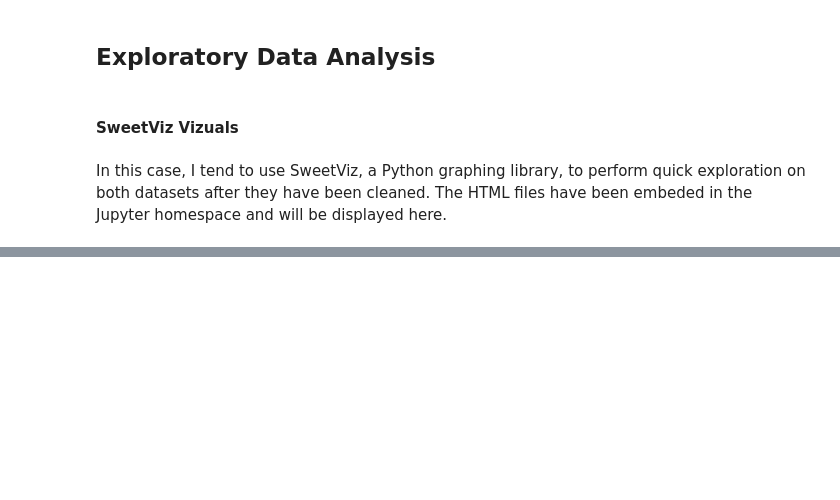
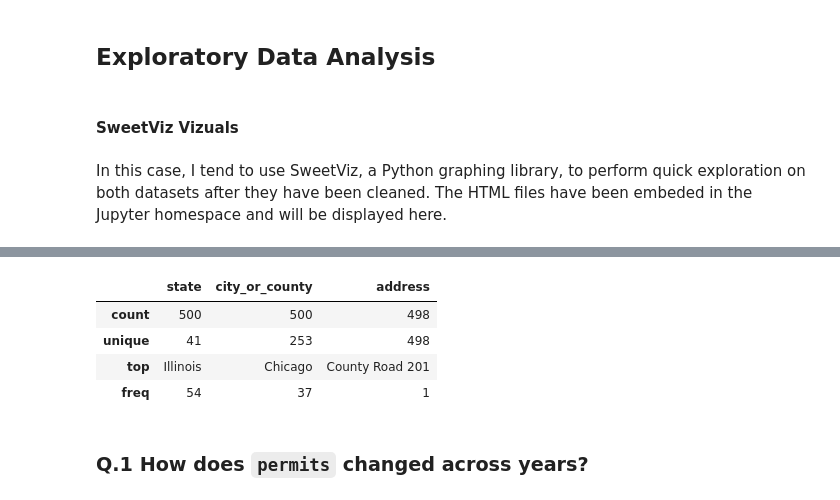
Before and after one commit to MahmoudHousam/FBI-Gun-Data-analysis, a Jupyter notebook: Investigate_a_Dataset.ipynb, the cells around one changed output, grey strips where cells are left out. Saved outputs shown, nothing was run; the diff lists cells and outputs as text; code cells hidden in the pictures; blank space fills up the shorter version.

```diff
--- a/Investigate_a_Dataset.ipynb
+++ b/Investigate_a_Dataset.ipynb
@@ -162,0 +184,11 @@ Report df_violence.html was generated! NOTEBOOK/COLAB USERS: no browser will pop
+# %%
+# Exploring numeric values through `describe()`
+df_violence_v1.describe(include='O')
+# %% [output]
+|  | state | city_or_county | address |
+| count | 500 | 500 | 498 |
+| unique | 41 | 253 | 498 |
+| top | Illinois | Chicago | County Road 201 |
+| freq | 54 | 37 | 1 |
+# %% [markdown]
+### Q.1 How does `permits` changed across years?
```
Also changed, not shown: parts of 6 cells of this notebook, 2 other files.
